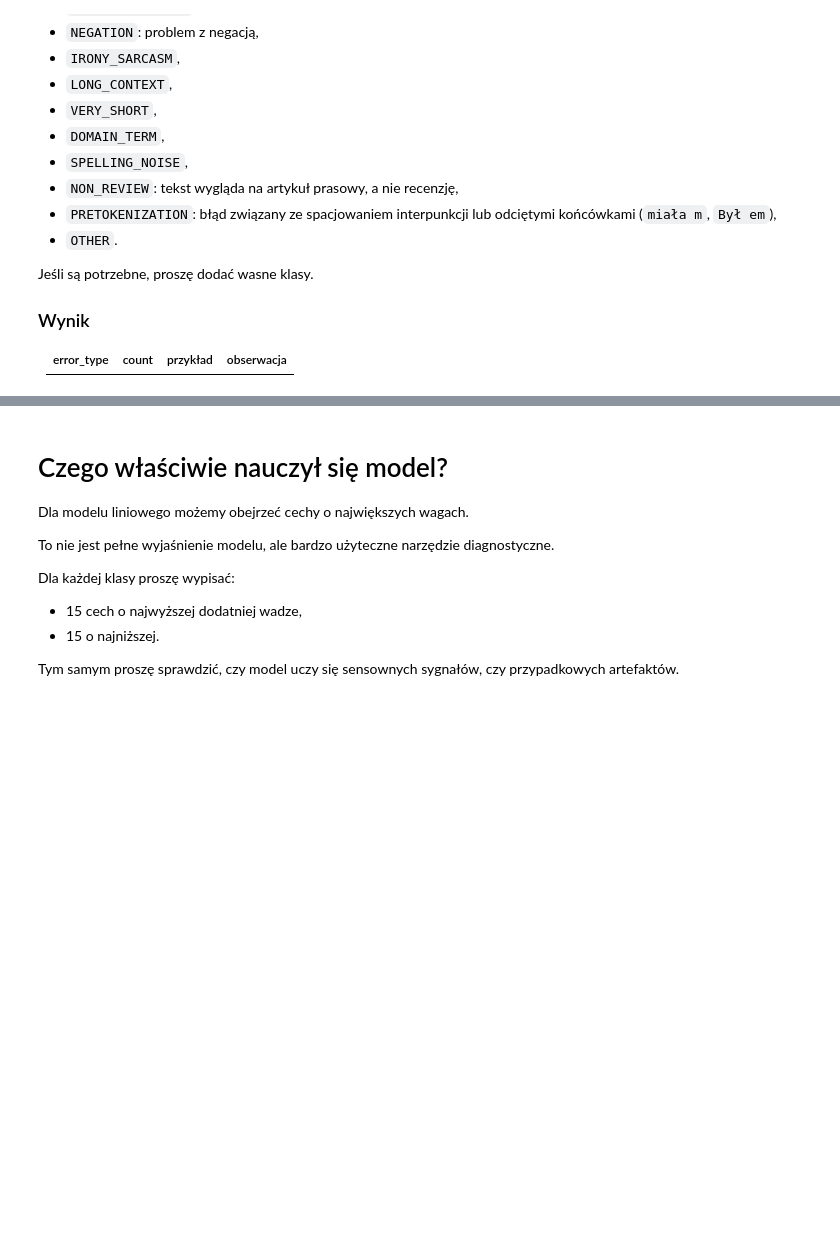
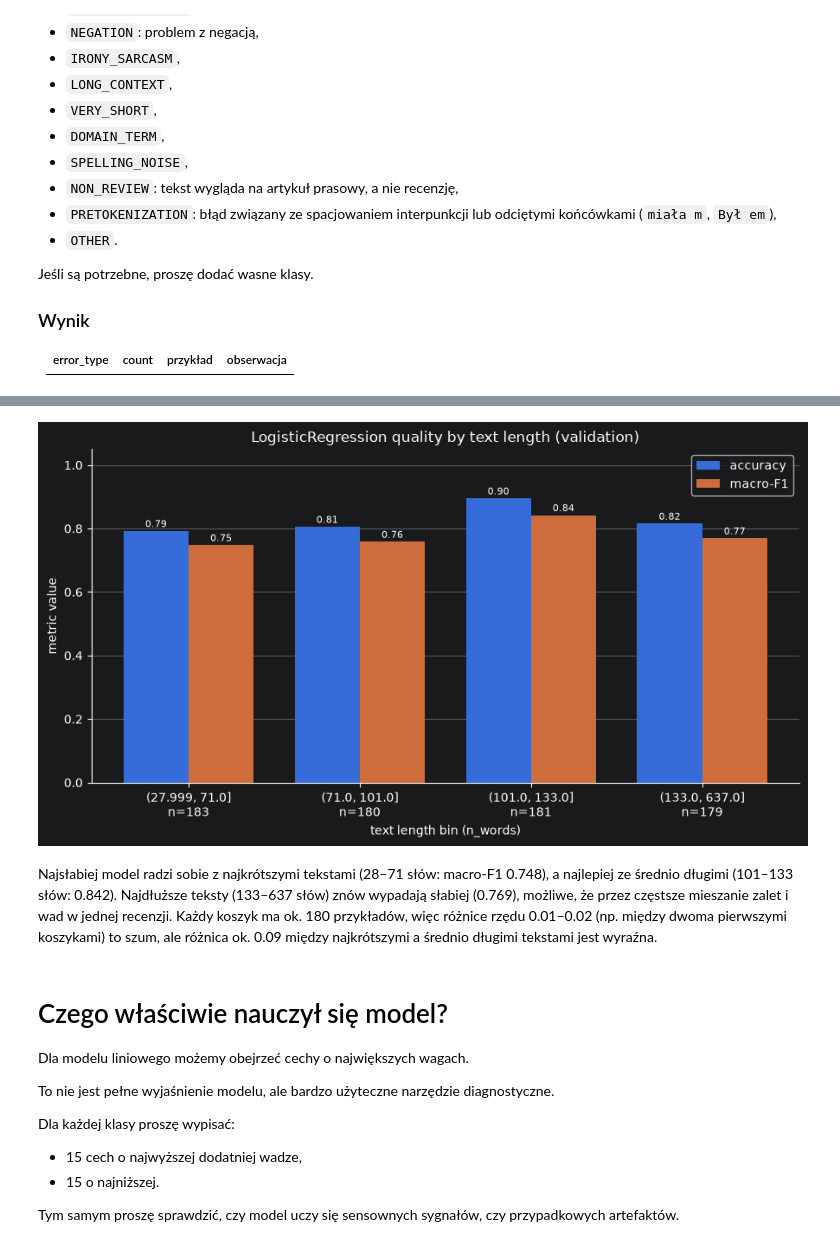
Before and after one commit to dmarek03/nlp-course, a Jupyter notebook: lab_2/002_Baseline.ipynb, the cells around one changed output, grey strips where cells are left out. Drawn from its saved outputs; the diff is of its cells as text; code cells hidden in the pictures; blank space fills up the shorter version.

```diff
--- a/lab_2/002_Baseline.ipynb
+++ b/lab_2/002_Baseline.ipynb
@@ -386,3 +759,18 @@ Proszę policzyć accuracy i macro-F1 osobno dla każdego koszyka.
 Macro-F1 na bardzo małym segmencie może być niestabilne. Istotne jest zaraportowanie `n`.
 # %%
 # TODO: przypisanie koszyków i tabela: koszyk | n | accuracy | macro-F1
+bins =  pd.qcut(val_df["n_words"], 4, duplicates="drop")
+
+rows = []
+for interval in bins.cat.categories:
+    mask =  bins == interval
+
+    rows.append({
+        "bin": str(interval),
+        "n": int(mask.sum()),
+        "accuracy": accuracy_score(y_val[mask], y_pred_lr[mask]),
+        "macro-F1": macro_f1(y_val[mask], y_pred_lr[mask]),
+    })
+
+length_df = pd.DataFrame(rows)
+length_df
@@ -389,5 +783,36 @@ Macro-F1 na bardzo małym segmencie może być niestabilne. Istotne jest zarapor
 # %%
 # TODO: wykres accuracy i macro-F1 vs koszyk (z podaniem n przy każdym słupku)
+
+
+x = np.arange(len(length_df))
+width = 0.38
+
+fig, ax = plt.subplots(figsize=(9, 5))
+bars_acc = ax.bar(x - width / 2, length_df["accuracy"], width, label="accuracy")
+bars_f1 = ax.bar(x + width / 2, length_df["macro-F1"], width, label="macro-F1")
+
+for bars in (bars_acc, bars_f1):
+    for bar in bars:
+        ax.text(bar.get_x() + bar.get_width() / 2, bar.get_height() + 0.005,
+                f"{bar.get_height():.2f}", ha="center", va="bottom", fontsize=8)
+
+ax.set_xticks(x)
+ax.set_xticklabels([f"{b}\nn={n}" for b, n in zip(length_df["bin"], length_df["n"])])
+ax.set_xlabel("text length bin (n_words)")
+ax.set_ylabel("metric value")
+ax.set_ylim(0, 1.05)
+ax.set_title("LogisticRegression quality by text length (validation)")
+ax.legend()
+ax.spines[["top", "right"]].set_visible(False)
+ax.grid(axis="y", color="lightgray", linewidth=0.5)
+ax.set_axisbelow(True)
+
+plt.tight_layout()
+plt.show()
+# %% [output]
+[figure, added]
+# %% [markdown]
+Najsłabiej model radzi sobie z najkrótszymi tekstami (28–71 słów: macro-F1 0.748), a najlepiej ze średnio długimi (101–133 słów: 0.842). Najdłuższe teksty (133–637 słów) znów wypadają słabiej (0.769), możliwe, że przez częstsze mieszanie zalet i wad w jednej recenzji. Każdy koszyk ma ok. 180 przykładów, więc różnice rzędu 0.01–0.02 (np. między dwoma pierwszymi koszykami) to szum, ale różnica ok. 0.09 między najkrótszymi a średnio długimi tekstami jest wyraźna.
 # %% [markdown]
 
 # Czego właściwie nauczył się model?
```
Also changed, not shown: parts of 77 cells of this notebook.
